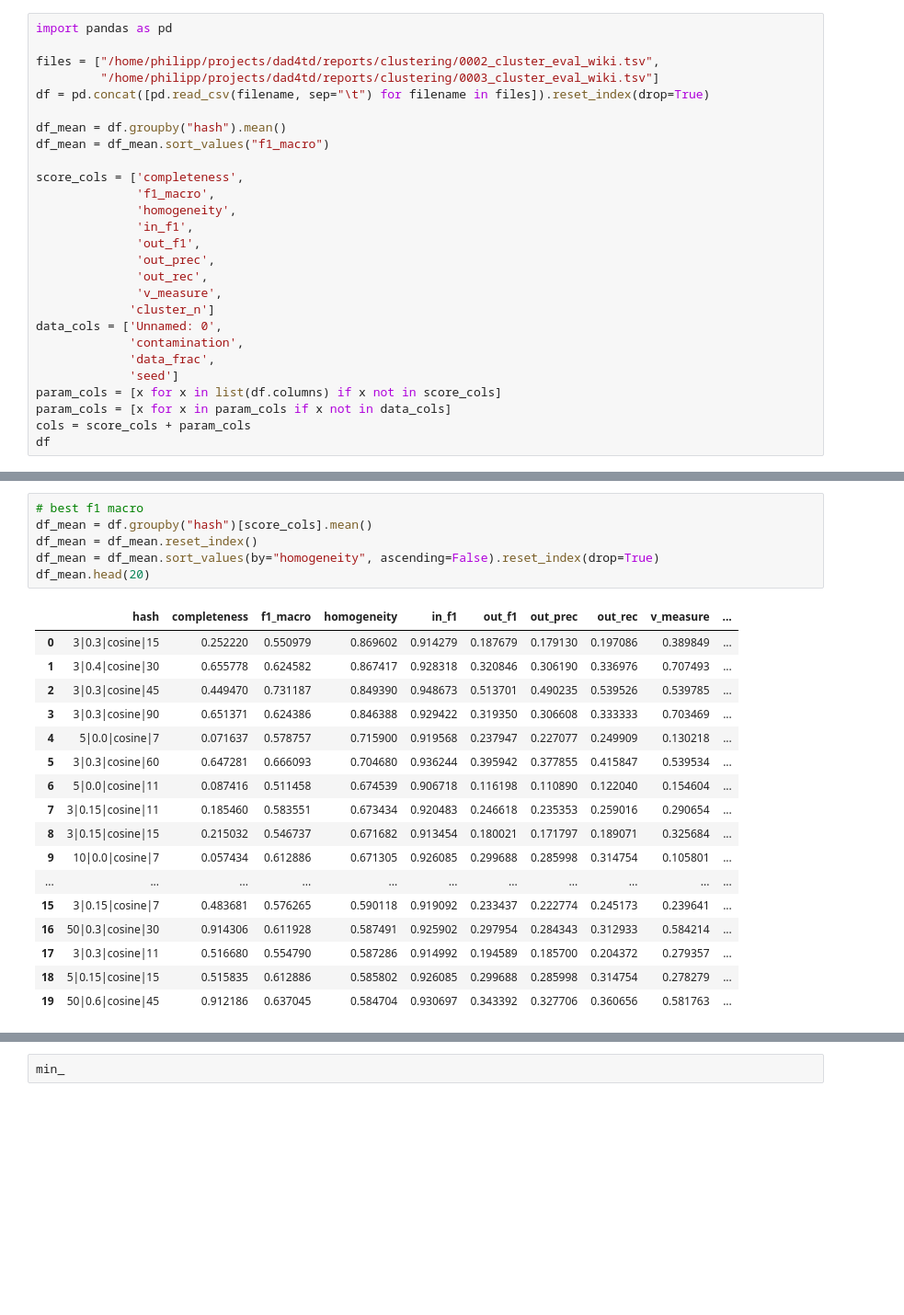
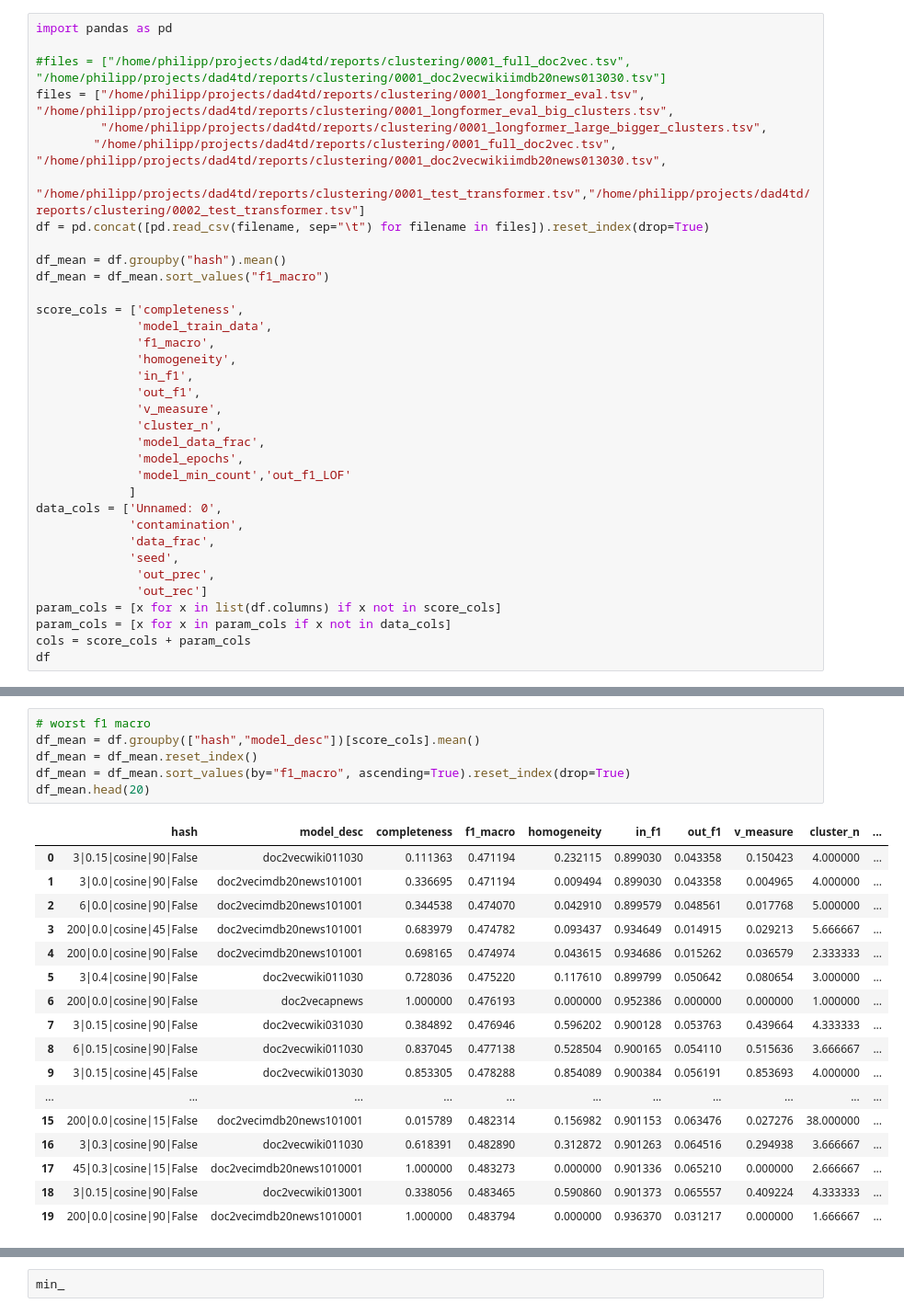
Before and after one commit to pschonev/deepanomaly4docs, a Jupyter notebook: notebooks/result_analysis.ipynb, the cells around one changed output, grey strips where cells are left out. Shown at 92% size. Saved outputs shown, nothing was run; the diff lists cells and outputs as text; blank space fills up the shorter version.

```diff
--- a/notebooks/result_analysis.ipynb
+++ b/notebooks/result_analysis.ipynb
@@ -1,26 +1,34 @@
 # %%
 import pandas as pd
 
-files = ["/home/philipp/projects/dad4td/reports/clustering/0002_cluster_eval_wiki.tsv",
-         "/home/philipp/projects/dad4td/reports/clustering/0003_cluster_eval_wiki.tsv"]
+#files = ["/home/philipp/projects/dad4td/reports/clustering/0001_full_doc2vec.tsv", "/home/philipp/projects/dad4td/reports/clustering/0001_doc2vecwikiimdb20news013030.tsv"]
+files = ["/home/philipp/projects/dad4td/reports/clustering/0001_longformer_eval.tsv", "/home/philipp/projects/dad4td/reports/clustering/0001_longformer_eval_big_clusters.tsv",
+         "/home/philipp/projects/dad4td/reports/clustering/0001_longformer_large_bigger_clusters.tsv",
+        "/home/philipp/projects/dad4td/reports/clustering/0001_full_doc2vec.tsv", "/home/philipp/projects/dad4td/reports/clustering/0001_doc2vecwikiimdb20news013030.tsv",
+        "/home/philipp/projects/dad4td/reports/clustering/0001_test_transformer.tsv","/home/philipp/projects/dad4td/reports/clustering/0002_test_transformer.tsv"]
 df = pd.concat([pd.read_csv(filename, sep="\t") for filename in files]).reset_index(drop=True)
 
 df_mean = df.groupby("hash").mean()
 df_mean = df_mean.sort_values("f1_macro")
 
 score_cols = ['completeness',
+              'model_train_data',
               'f1_macro',
               'homogeneity',
               'in_f1',
               'out_f1',
-              'out_prec',
-              'out_rec',
               'v_measure',
-             'cluster_n']
+              'cluster_n',
+              'model_data_frac',
+              'model_epochs',
+              'model_min_count','out_f1_LOF'
+             ]
 data_cols = ['Unnamed: 0',
              'contamination',
              'data_frac',
-             'seed']
+             'seed',
+              'out_prec',
+              'out_rec']
 param_cols = [x for x in list(df.columns) if x not in score_cols]
 param_cols = [x for x in param_cols if x not in data_cols]
 cols = score_cols + param_cols
@@ -42,24 +169,24 @@ df
 # %%
-# best f1 macro
-df_mean = df.groupby("hash")[score_cols].mean()
+# worst f1 macro
+df_mean = df.groupby(["hash","model_desc"])[score_cols].mean()
 df_mean = df_mean.reset_index()
-df_mean = df_mean.sort_values(by="homogeneity", ascending=False).reset_index(drop=True)
+df_mean = df_mean.sort_values(by="f1_macro", ascending=True).reset_index(drop=True)
 df_mean.head(20)
 # %% [output]
-|  | hash | completeness | f1_macro | homogeneity | in_f1 | out_f1 | out_prec | out_rec | v_measure | ... |
-| 0 | 3|0.3|cosine|15 | 0.252220 | 0.550979 | 0.869602 | 0.914279 | 0.187679 | 0.179130 | 0.197086 | 0.389849 | ... |
-| 1 | 3|0.4|cosine|30 | 0.655778 | 0.624582 | 0.867417 | 0.928318 | 0.320846 | 0.306190 | 0.336976 | 0.707493 | ... |
-| 2 | 3|0.3|cosine|45 | 0.449470 | 0.731187 | 0.849390 | 0.948673 | 0.513701 | 0.490235 | 0.539526 | 0.539785 | ... |
-| 3 | 3|0.3|cosine|90 | 0.651371 | 0.624386 | 0.846388 | 0.929422 | 0.319350 | 0.306608 | 0.333333 | 0.703469 | ... |
-| 4 | 5|0.0|cosine|7 | 0.071637 | 0.578757 | 0.715900 | 0.919568 | 0.237947 | 0.227077 | 0.249909 | 0.130218 | ... |
-| 5 | 3|0.3|cosine|60 | 0.647281 | 0.666093 | 0.704680 | 0.936244 | 0.395942 | 0.377855 | 0.415847 | 0.539534 | ... |
-| 6 | 5|0.0|cosine|11 | 0.087416 | 0.511458 | 0.674539 | 0.906718 | 0.116198 | 0.110890 | 0.122040 | 0.154604 | ... |
-| 7 | 3|0.15|cosine|11 | 0.185460 | 0.583551 | 0.673434 | 0.920483 | 0.246618 | 0.235353 | 0.259016 | 0.290654 | ... |
-| 8 | 3|0.15|cosine|15 | 0.215032 | 0.546737 | 0.671682 | 0.913454 | 0.180021 | 0.171797 | 0.189071 | 0.325684 | ... |
-| 9 | 10|0.0|cosine|7 | 0.057434 | 0.612886 | 0.671305 | 0.926085 | 0.299688 | 0.285998 | 0.314754 | 0.105801 | ... |
+|  | hash | model_desc | completeness | f1_macro | homogeneity | in_f1 | out_f1 | v_measure | cluster_n | ... |
+| 0 | 3|0.15|cosine|90|False | doc2vecwiki011030 | 0.111363 | 0.471194 | 0.232115 | 0.899030 | 0.043358 | 0.150423 | 4.000000 | ... |
+| 1 | 3|0.0|cosine|90|False | doc2vecimdb20news101001 | 0.336695 | 0.471194 | 0.009494 | 0.899030 | 0.043358 | 0.004965 | 4.000000 | ... |
+| 2 | 6|0.0|cosine|90|False | doc2vecimdb20news101001 | 0.344538 | 0.474070 | 0.042910 | 0.899579 | 0.048561 | 0.017768 | 5.000000 | ... |
+| 3 | 200|0.0|cosine|45|False | doc2vecimdb20news101001 | 0.683979 | 0.474782 | 0.093437 | 0.934649 | 0.014915 | 0.029213 | 5.666667 | ... |
+| 4 | 200|0.0|cosine|90|False | doc2vecimdb20news101001 | 0.698165 | 0.474974 | 0.043615 | 0.934686 | 0.015262 | 0.036579 | 2.333333 | ... |
+| 5 | 3|0.4|cosine|90|False | doc2vecwiki011030 | 0.728036 | 0.475220 | 0.117610 | 0.899799 | 0.050642 | 0.080654 | 3.000000 | ... |
+| 6 | 200|0.0|cosine|90|False | doc2vecapnews | 1.000000 | 0.476193 | 0.000000 | 0.952386 | 0.000000 | 0.000000 | 1.000000 | ... |
+| 7 | 3|0.15|cosine|90|False | doc2vecwiki031030 | 0.384892 | 0.476946 | 0.596202 | 0.900128 | 0.053763 | 0.439664 | 4.333333 | ... |
+| 8 | 6|0.15|cosine|90|False | doc2vecwiki011030 | 0.837045 | 0.477138 | 0.528504 | 0.900165 | 0.054110 | 0.515636 | 3.666667 | ... |
+| 9 | 3|0.15|cosine|45|False | doc2vecwiki013030 | 0.853305 | 0.478288 | 0.854089 | 0.900384 | 0.056191 | 0.853693 | 4.000000 | ... |
 | ... | ... | ... | ... | ... | ... | ... | ... | ... | ... | ... |
-| 15 | 3|0.15|cosine|7 | 0.483681 | 0.576265 | 0.590118 | 0.919092 | 0.233437 | 0.222774 | 0.245173 | 0.239641 | ... |
-| 16 | 50|0.3|cosine|30 | 0.914306 | 0.611928 | 0.587491 | 0.925902 | 0.297954 | 0.284343 | 0.312933 | 0.584214 | ... |
-| 17 | 3|0.3|cosine|11 | 0.516680 | 0.554790 | 0.587286 | 0.914992 | 0.194589 | 0.185700 | 0.204372 | 0.279357 | ... |
-| 18 | 5|0.15|cosine|15 | 0.515835 | 0.612886 | 0.585802 | 0.926085 | 0.299688 | 0.285998 | 0.314754 | 0.278279 | ... |
-| 19 | 50|0.6|cosine|45 | 0.912186 | 0.637045 | 0.584704 | 0.930697 | 0.343392 | 0.327706 | 0.360656 | 0.581763 | ... |
+| 15 | 200|0.0|cosine|15|False | doc2vecimdb20news101001 | 0.015789 | 0.482314 | 0.156982 | 0.901153 | 0.063476 | 0.027276 | 38.000000 | ... |
+| 16 | 3|0.3|cosine|90|False | doc2vecwiki011030 | 0.618391 | 0.482890 | 0.312872 | 0.901263 | 0.064516 | 0.294938 | 3.666667 | ... |
+| 17 | 45|0.3|cosine|15|False | doc2vecimdb20news1010001 | 1.000000 | 0.483273 | 0.000000 | 0.901336 | 0.065210 | 0.000000 | 2.666667 | ... |
+| 18 | 3|0.15|cosine|90|False | doc2vecwiki013001 | 0.338056 | 0.483465 | 0.590860 | 0.901373 | 0.065557 | 0.409224 | 4.333333 | ... |
+| 19 | 200|0.0|cosine|90|False | doc2vecimdb20news1010001 | 1.000000 | 0.483794 | 0.000000 | 0.936370 | 0.031217 | 0.000000 | 1.666667 | ... |
```
Also changed, not shown: parts of 14 cells of this notebook, 9 other files.
